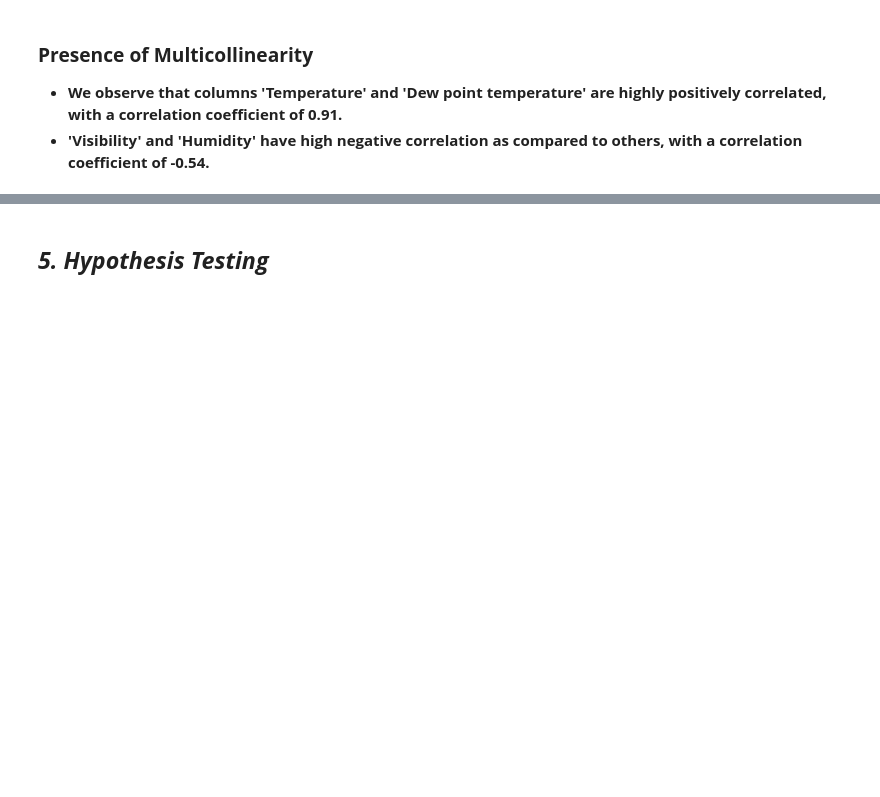
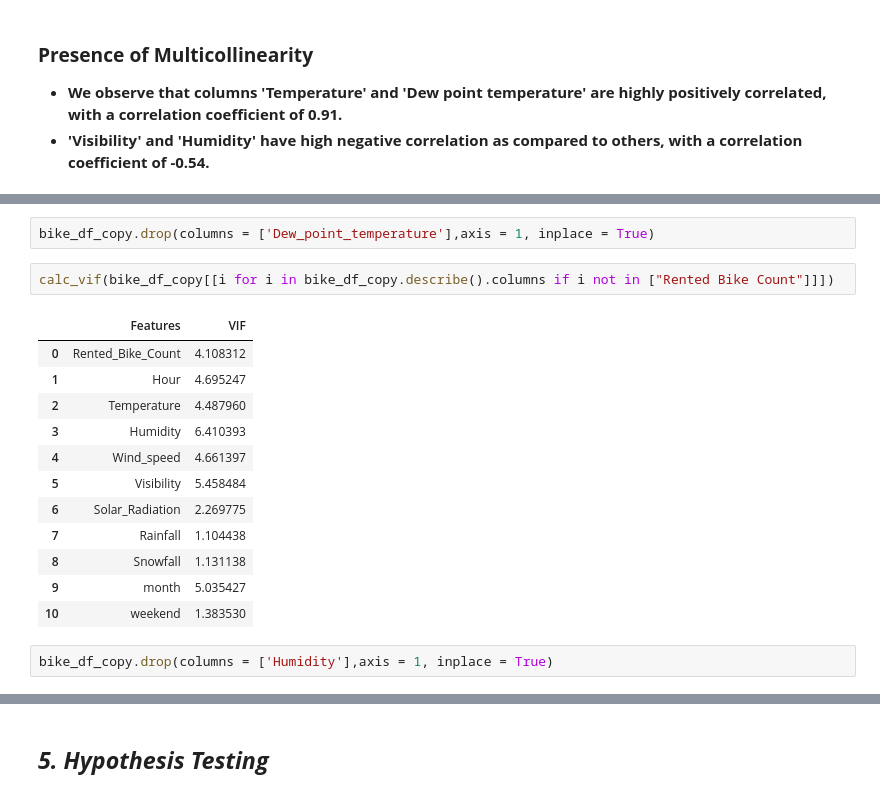
Before and after one commit to shubham19nijwala/Bike_Sharing_Demand_Prediction-Regression, a Jupyter notebook: Bike_Sharing_Demand_Prediction.ipynb, the cells around one changed output, grey strips where cells are left out. Saved outputs shown, nothing was run; the diff lists cells and outputs as text; blank space fills up the shorter version.

```diff
--- a/Bike_Sharing_Demand_Prediction.ipynb
+++ b/Bike_Sharing_Demand_Prediction.ipynb
@@ -640,0 +666,19 @@ plt.show()
+# %%
+bike_df_copy.drop(columns = ['Dew_point_temperature'],axis = 1, inplace = True)
+# %%
+calc_vif(bike_df_copy[[i for i in bike_df_copy.describe().columns if i not in ["Rented Bike Count"]]])
+# %% [output]
+|  | Features | VIF |
+| 0 | Rented_Bike_Count | 4.108312 |
+| 1 | Hour | 4.695247 |
+| 2 | Temperature | 4.487960 |
+| 3 | Humidity | 6.410393 |
+| 4 | Wind_speed | 4.661397 |
+| 5 | Visibility | 5.458484 |
+| 6 | Solar_Radiation | 2.269775 |
+| 7 | Rainfall | 1.104438 |
+| 8 | Snowfall | 1.131138 |
+| 9 | month | 5.035427 |
+| 10 | weekend | 1.383530 |
+# %%
+bike_df_copy.drop(columns = ['Humidity'],axis = 1, inplace = True)
```
Also changed, not shown: parts of 49 cells of this notebook.
